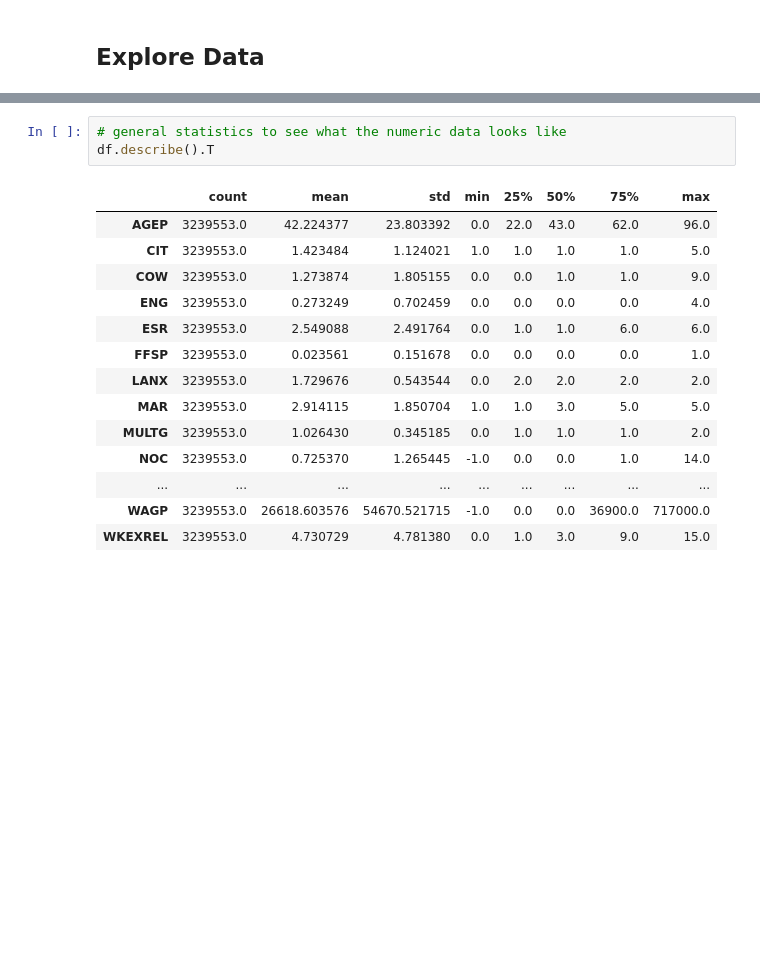
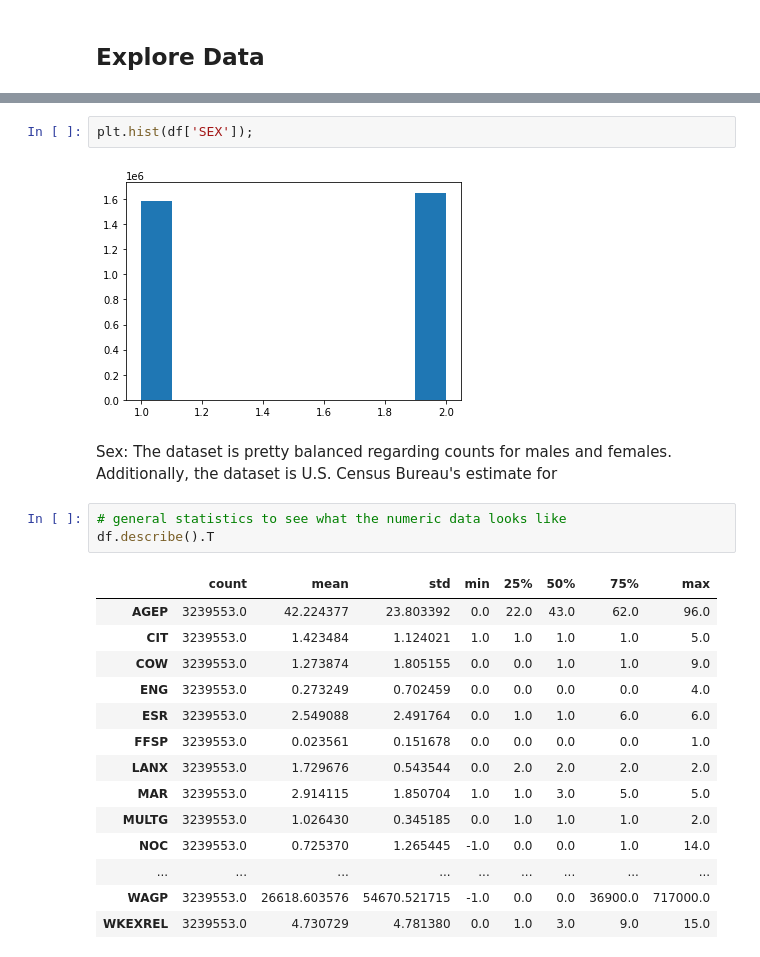
Before and after one commit to brandiehatch/capstone, a Jupyter notebook: 02_eda_capstone_08032022.ipynb, the cells around one changed output, grey strips where cells are left out. Drawn from its saved outputs; the diff is of its cells as text; blank space fills up the shorter version.

```diff
--- a/02_eda_capstone_08032022.ipynb
+++ b/02_eda_capstone_08032022.ipynb
@@ -92,3 +130,9 @@ df.isnull().sum().sum()
+# %%
+plt.hist(df['SEX']);
+# %% [output]
+[figure, added]
+# %% [markdown]
+Sex: The dataset is pretty balanced regarding counts for males and females. Additionally, the dataset is  U.S. Census Bureau's estimate for
 # %%
 # general statistics to see what the numeric data looks like
 df.describe().T
```
Also changed, not shown: parts of 18 cells of this notebook, 2 other files.
